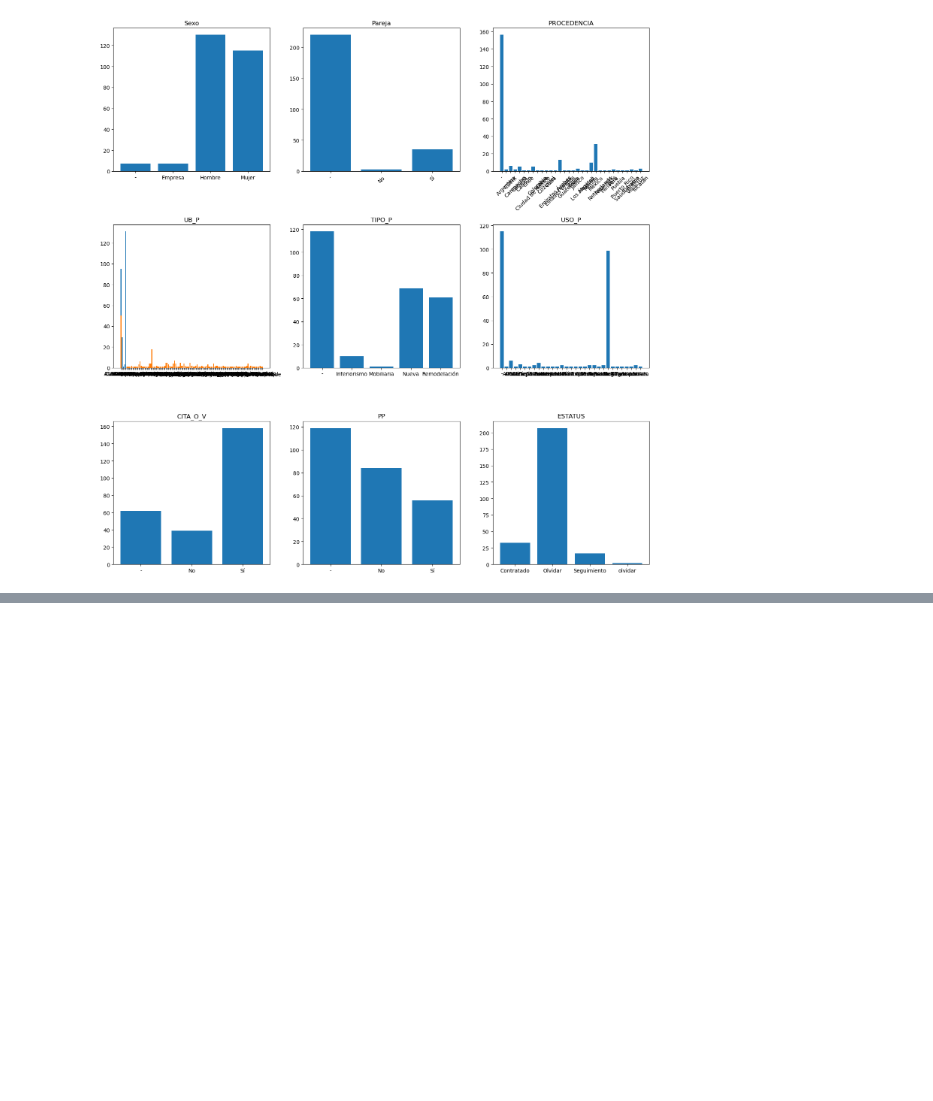
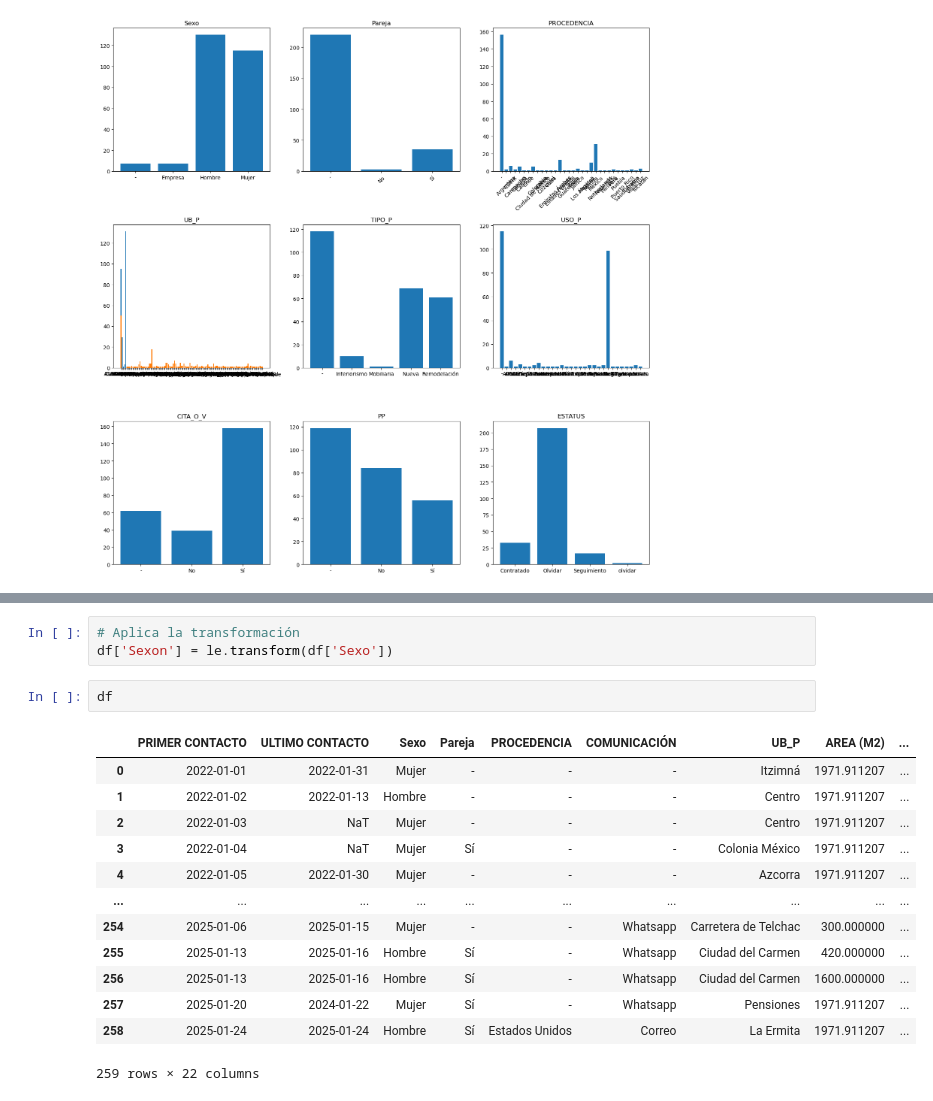
Before and after one commit to Valenfrc/Clientes-Potenciales, a Jupyter notebook: trabajo.ipynb, the cells around one changed output, grey strips where cells are left out. Cells and saved outputs as stored; diff of their text form; blank space fills up the shorter version.

```diff
--- a/trabajo.ipynb
+++ b/trabajo.ipynb
@@ -339,0 +365,19 @@ else:
+# %%
+# Aplica la transformación
+df['Sexon'] = le.transform(df['Sexo'])
+# %%
+df
+# %% [output]
+|  | PRIMER CONTACTO | ULTIMO CONTACTO | Sexo | Pareja | PROCEDENCIA | COMUNICACIÓN | UB_P | AREA (M2) | ... |
+| 0 | 2022-01-01 | 2022-01-31 | Mujer | - | - | - | Itzimná | 1971.911207 | ... |
+| 1 | 2022-01-02 | 2022-01-13 | Hombre | - | - | - | Centro | 1971.911207 | ... |
+| 2 | 2022-01-03 | NaT | Mujer | - | - | - | Centro | 1971.911207 | ... |
+| 3 | 2022-01-04 | NaT | Mujer | Sí | - | - | Colonia México | 1971.911207 | ... |
+| 4 | 2022-01-05 | 2022-01-30 | Mujer | - | - | - | Azcorra | 1971.911207 | ... |
+| ... | ... | ... | ... | ... | ... | ... | ... | ... | ... |
+| 254 | 2025-01-06 | 2025-01-15 | Mujer | - | - | Whatsapp | Carretera de Telchac | 300.000000 | ... |
+| 255 | 2025-01-13 | 2025-01-16 | Hombre | Sí | - | Whatsapp | Ciudad del Carmen | 420.000000 | ... |
+| 256 | 2025-01-13 | 2025-01-16 | Hombre | Sí | - | Whatsapp | Ciudad del Carmen | 1600.000000 | ... |
+| 257 | 2025-01-20 | 2024-01-22 | Mujer | Sí | - | Whatsapp | Pensiones | 1971.911207 | ... |
+| 258 | 2025-01-24 | 2025-01-24 | Hombre | Sí | Estados Unidos | Correo | La Ermita | 1971.911207 | ... |
+259 rows × 22 columns
```
Also changed, not shown: parts of 6 cells of this notebook.
